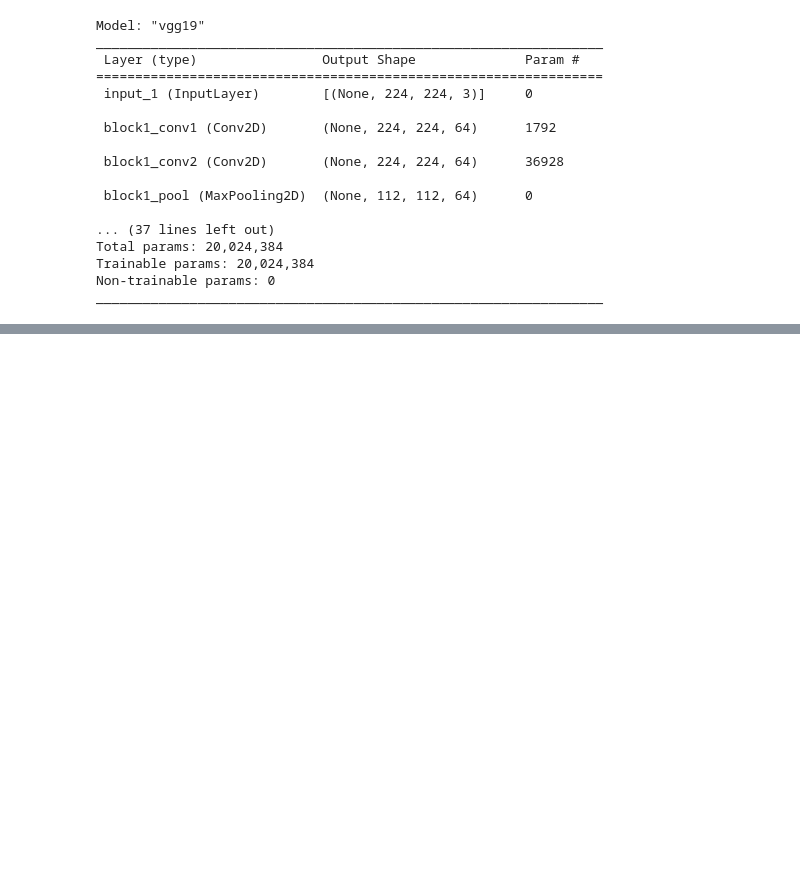
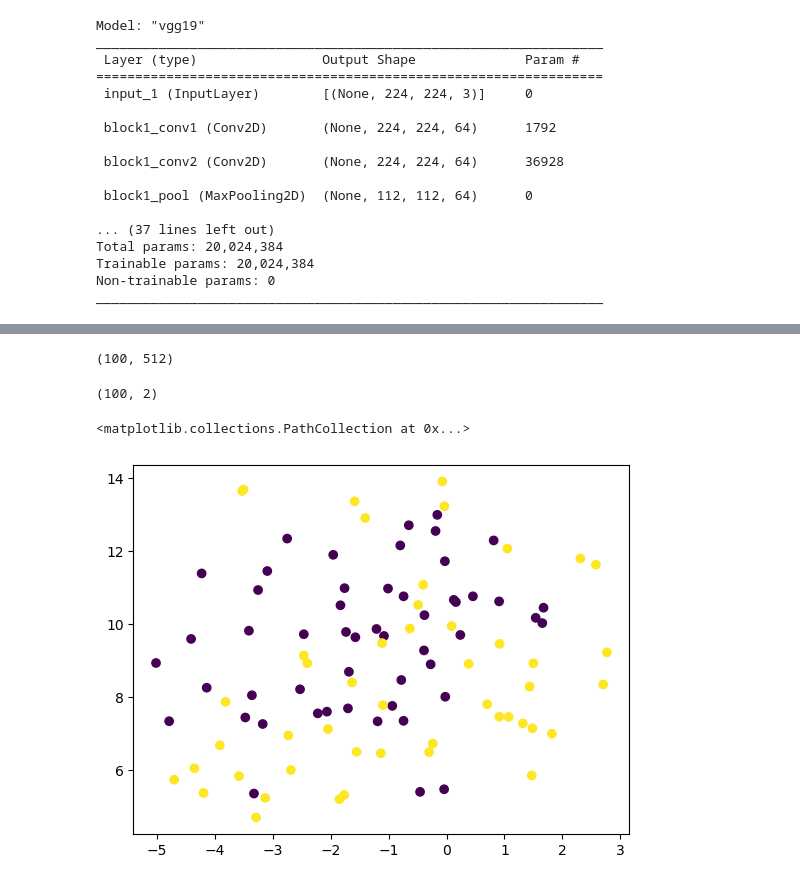
Before and after one commit to vafaei-ar/aansoo2022, a Jupyter notebook: train.ipynb, the cells around one changed output, grey strips where cells are left out. Cells and saved outputs as stored; diff of their text form; code cells hidden in the pictures; blank space fills up the shorter version.

```diff
--- a/train.ipynb
+++ b/train.ipynb
@@ -79,0 +112,7 @@ model.compile(optimizer='adam',loss='categorical_crossentropy',metrics=['accurac
+# %%
+x_in = tf.keras.layers.Input(shape=(224, 224, 3))
+x = model.layers[1](x_in)
+x_out = model.layers[2](x)
+latent_model = tf.keras.Model(inputs=x_in, outputs=x_out)
+# %%
+y_latent = latent_model.predict(np.array(imgs), batch_size=16)
@@ -79,0 +121,19 @@ model.compile(optimizer='adam',loss='categorical_crossentropy',metrics=['accurac
+# %%
+y_latent.shape
+# %% [output]
+(100, 512)
+# %%
+from sklearn.manifold import TSNE
+tsne = TSNE(n_components=2)
+# %%
+latent2d = tsne.fit_transform(y_latent)
+# %%
+latent2d.shape
+# %% [output]
+(100, 2)
+# %%
+import pylab as plt
+plt.scatter(latent2d[:,0],latent2d[:,1],c=labels)
+# %% [output]
+<matplotlib.collections.PathCollection at 0x...>
+[figure, added]
```
Also changed, not shown: parts of 10 cells of this notebook, 3 other files.
